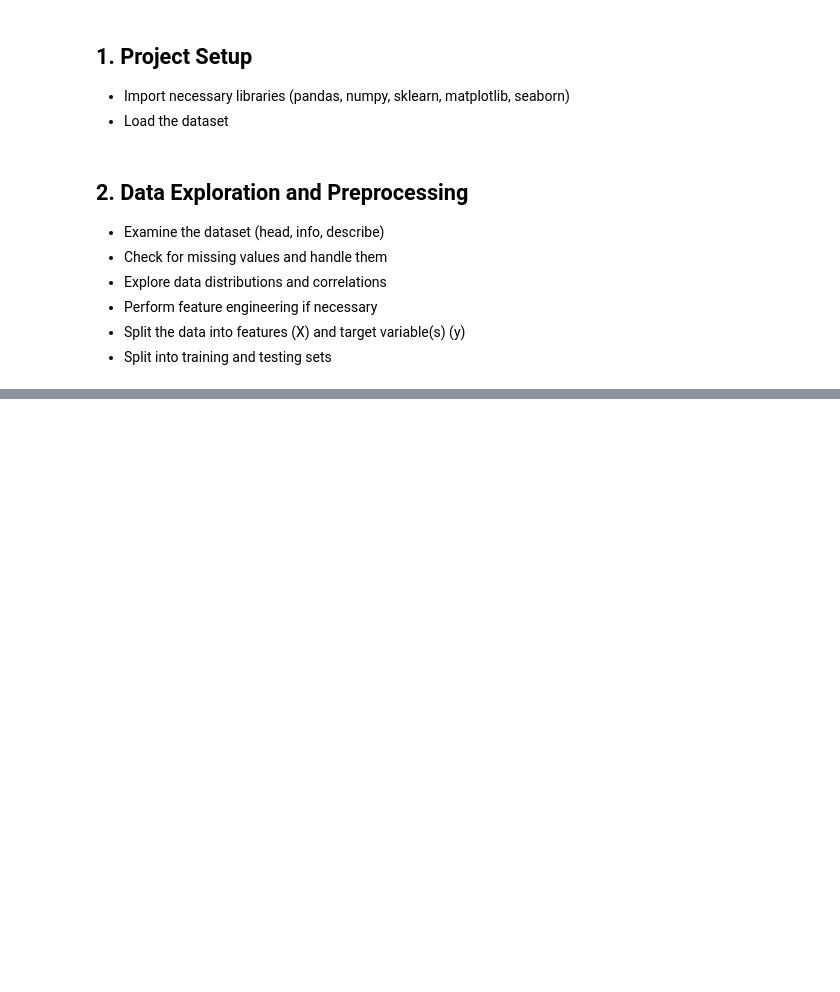
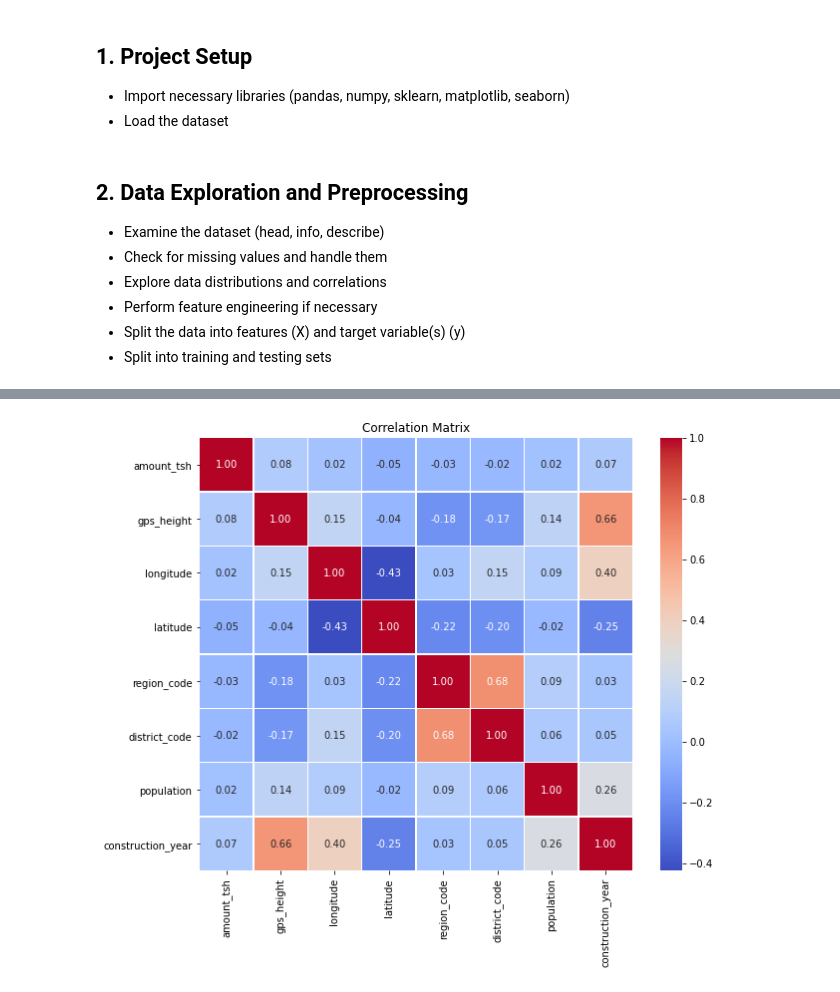
Before and after one commit to ndukukitenge/dsc-phase3-final-project, a Jupyter notebook: index.ipynb, the cells around one changed output, grey strips where cells are left out. Cells and saved outputs as stored; diff of their text form; code cells hidden in the pictures; blank space fills up the shorter version.

```diff
--- a/index.ipynb
+++ b/index.ipynb
@@ -117,0 +176,9 @@ freq          32259
+# %%
+#Define the list of columns to drop
+columns_drop = ['wpt_name','lga','ward','quality_group','extraction_type_class','management','source','waterpoint_type_group','num_private']
+
+# Drop unnecessary columns
+training_df = training_df.drop(columns_drop,axis=1)
+
+#Print remaining columns
+print(training_df.columns)
@@ -117,0 +194,11 @@ freq          32259
+# %%
+#explore data distrubitions and correlations of the numerical- training data
+corr_matrix = training_df.corr()
+
+# Plot the correlation matrix using Seaborn for numerical values.
+plt.figure(figsize=(10, 8))
+sns.heatmap(corr_matrix, annot=True, fmt='.2f', cmap='coolwarm', square=True, linewidths=0.5)
+plt.title('Correlation Matrix')
+plt.show()
+# %% [output]
+[figure, added]
```
Also changed, not shown: parts of 11 cells of this notebook.
